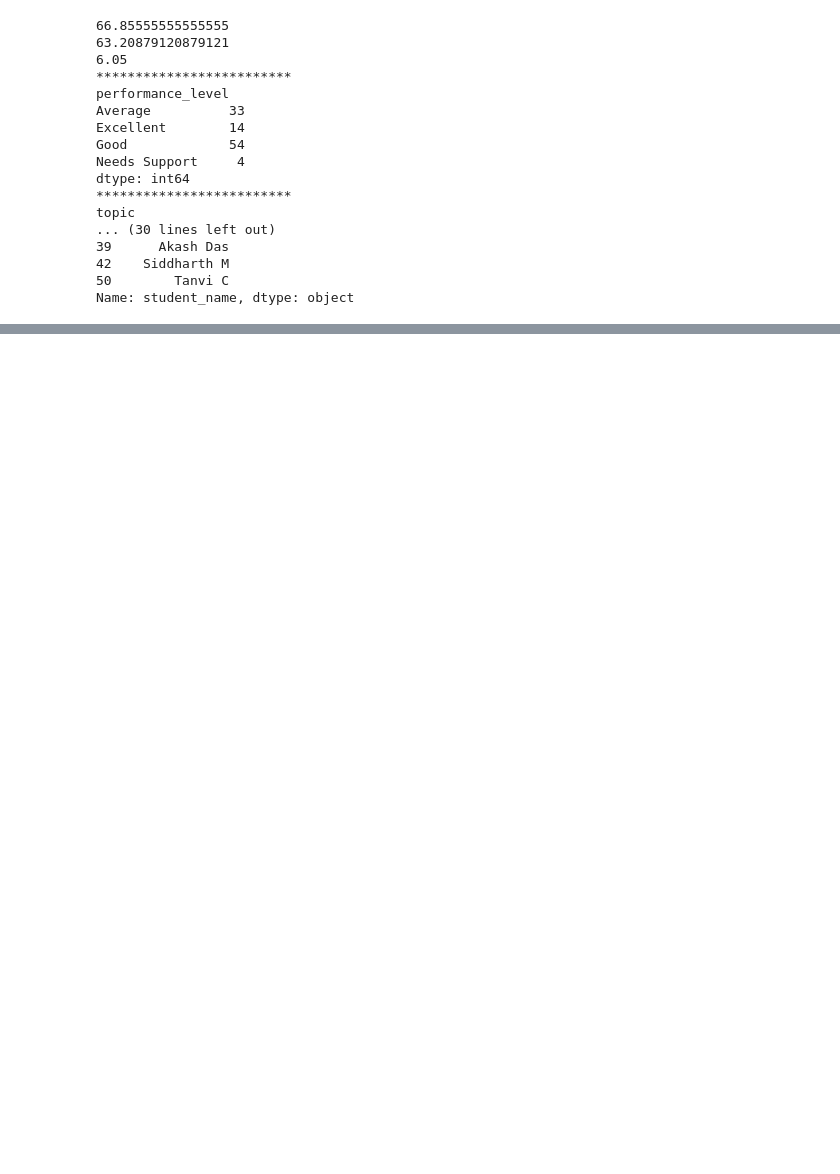
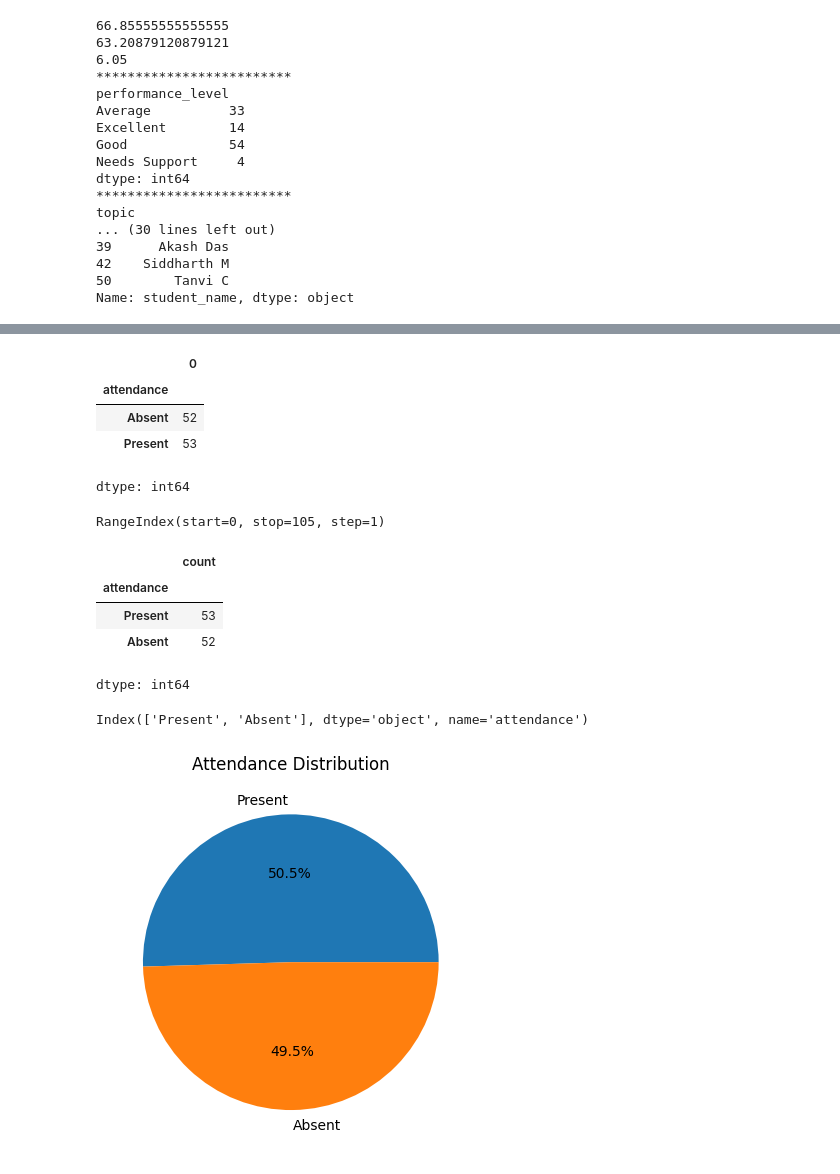
Before and after one commit to shanmukh-29/my-first-repo, a Jupyter notebook: MiniProject_1.ipynb, the cells around one changed output, grey strips where cells are left out. Saved outputs shown, nothing was run; the diff lists cells and outputs as text; code cells hidden in the pictures; blank space fills up the shorter version.

```diff
--- a/MiniProject_1.ipynb
+++ b/MiniProject_1.ipynb
@@ -111,0 +163,23 @@ Passing `palette` without assigning `hue` is deprecated and will be removed in v
+# %%
+df.attendance=df.attendance.str.strip()
+display(df.groupby('attendance').size())
+display(df.attendance.index)
+display(df.attendance.value_counts())
+display(df.attendance.value_counts().index)
+plt.pie(df.attendance.value_counts(), labels=df.attendance.value_counts().index, autopct='%1.1f%%')
+plt.title('Attendance Distribution')
+plt.show()
+# %% [output]
+|  | 0 |
+| attendance |  |
+| Absent | 52 |
+| Present | 53 |
+dtype: int64
+RangeIndex(start=0, stop=105, step=1)
+|  | count |
+| attendance |  |
+| Present | 53 |
+| Absent | 52 |
+dtype: int64
+Index(['Present', 'Absent'], dtype='object', name='attendance')
+[figure, added]
```
Also changed, not shown: parts of 3 cells of this notebook.
